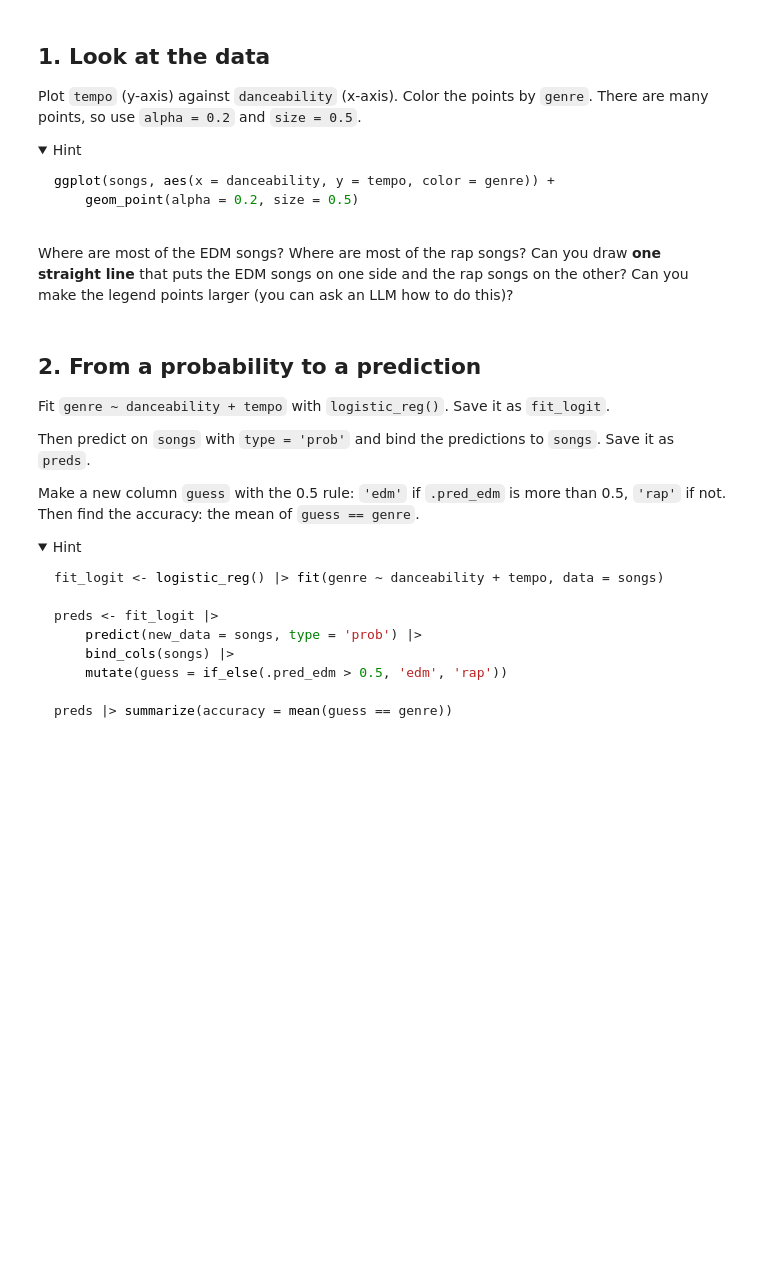
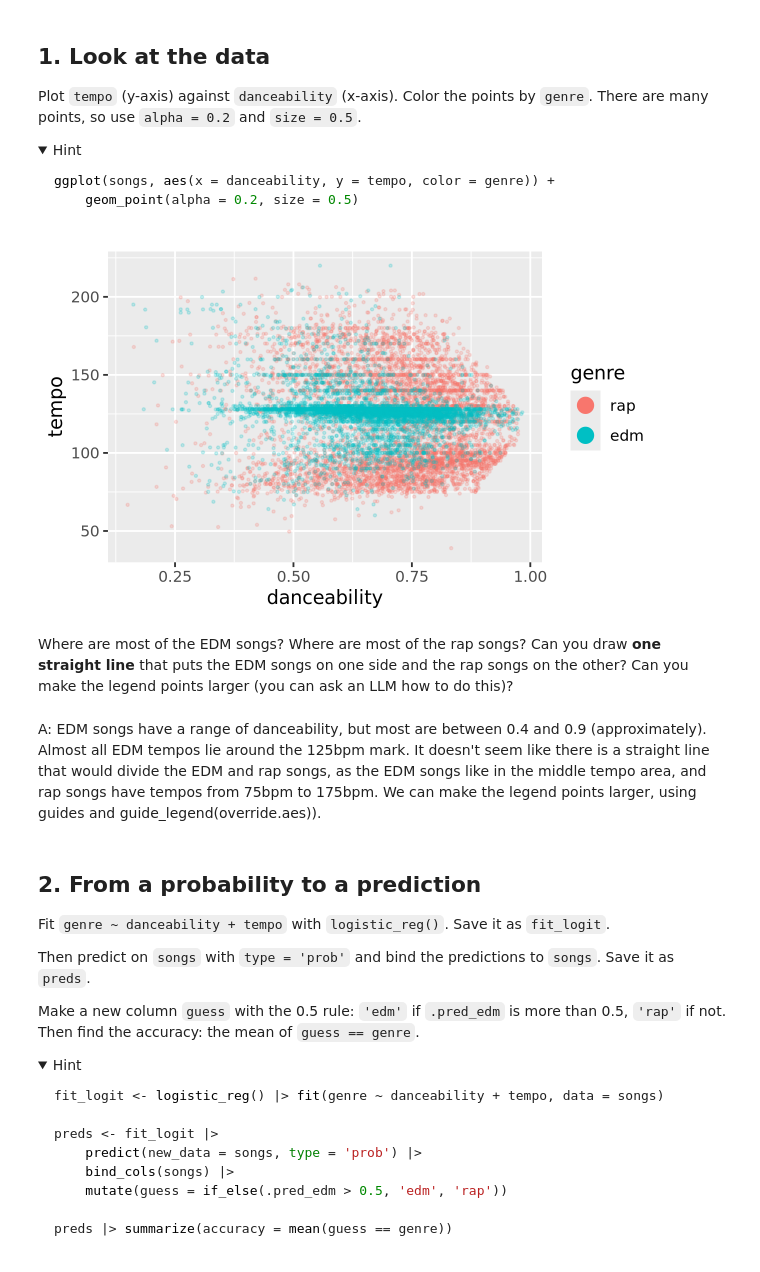
Before and after one commit to sophiaemcreynolds/codespace_9.30_512, a Jupyter notebook: exercises/13-spotify-exercise.ipynb, the cells around one changed output. Drawn from its saved outputs; the diff is of its cells as text; code cells hidden in the pictures; folded sections open; blank space fills up the shorter version.

````diff
--- a/exercises/13-spotify-exercise.ipynb
+++ b/exercises/13-spotify-exercise.ipynb
@@ -50,8 +54,16 @@ ggplot(songs, aes(x = danceability, y = tempo, color = genre)) +
 ```
 
 </details>
+# %%
+songs |>
+    ggplot(aes(x=danceability, y=tempo, color = genre)) + geom_point(alpha = 0.2, size = 0.5) +
+    guides(color = guide_legend(override.aes = list(alpha = 1, size = 4)))
+# %% [output]
+[figure, added]
 # %% [markdown]
 Where are most of the EDM songs? Where are most of the rap songs? Can you draw **one straight line** that puts the EDM songs on one side and the rap songs on the other? Can you make the legend points larger (you can ask an LLM how to do this)?
+# %% [markdown]
+A: EDM songs have a range of danceability, but most are between 0.4 and 0.9 (approximately). Almost all EDM tempos lie around the 125bpm mark. It doesn't seem like there is a straight line that would divide the EDM and rap songs, as the EDM songs like in the middle tempo area, and rap songs have tempos from 75bpm to 175bpm. We can make the legend points larger, using guides and guide_legend(override.aes)).
 # %% [markdown]
 ## 2. From a probability to a prediction
 
````
Also changed, not shown: parts of 10 cells of this notebook, 2 other files.
